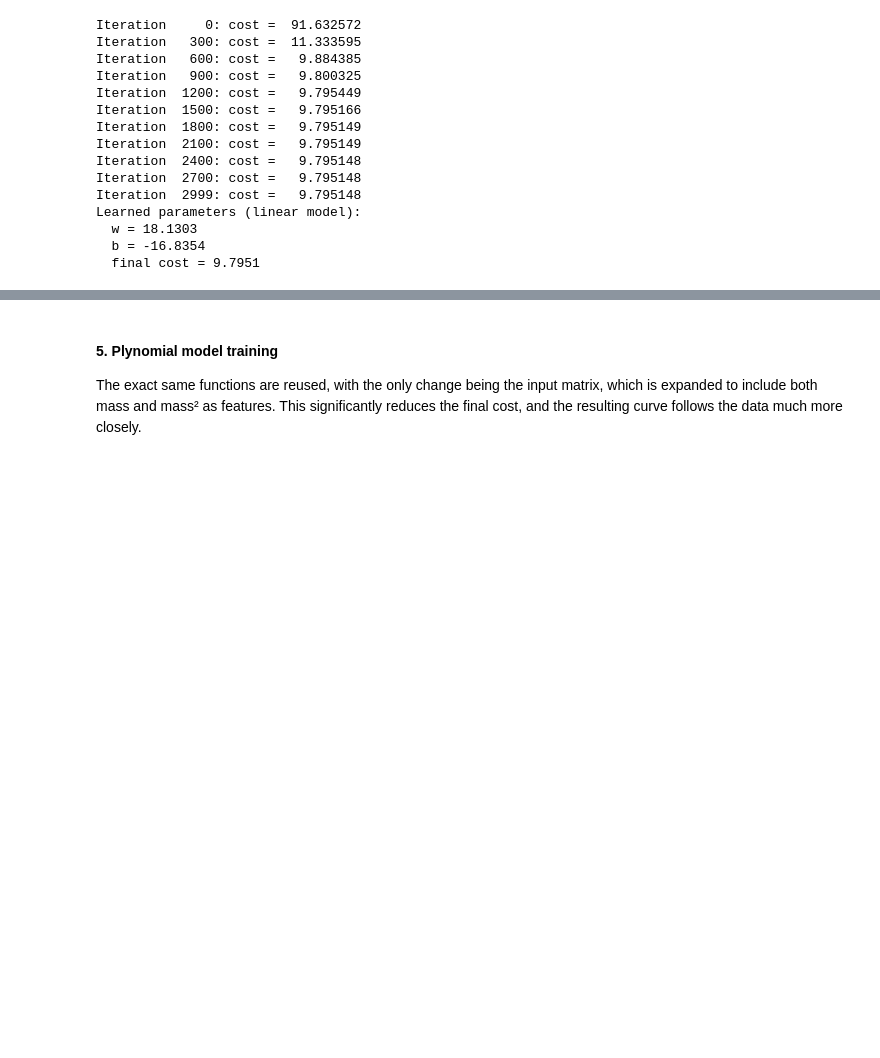
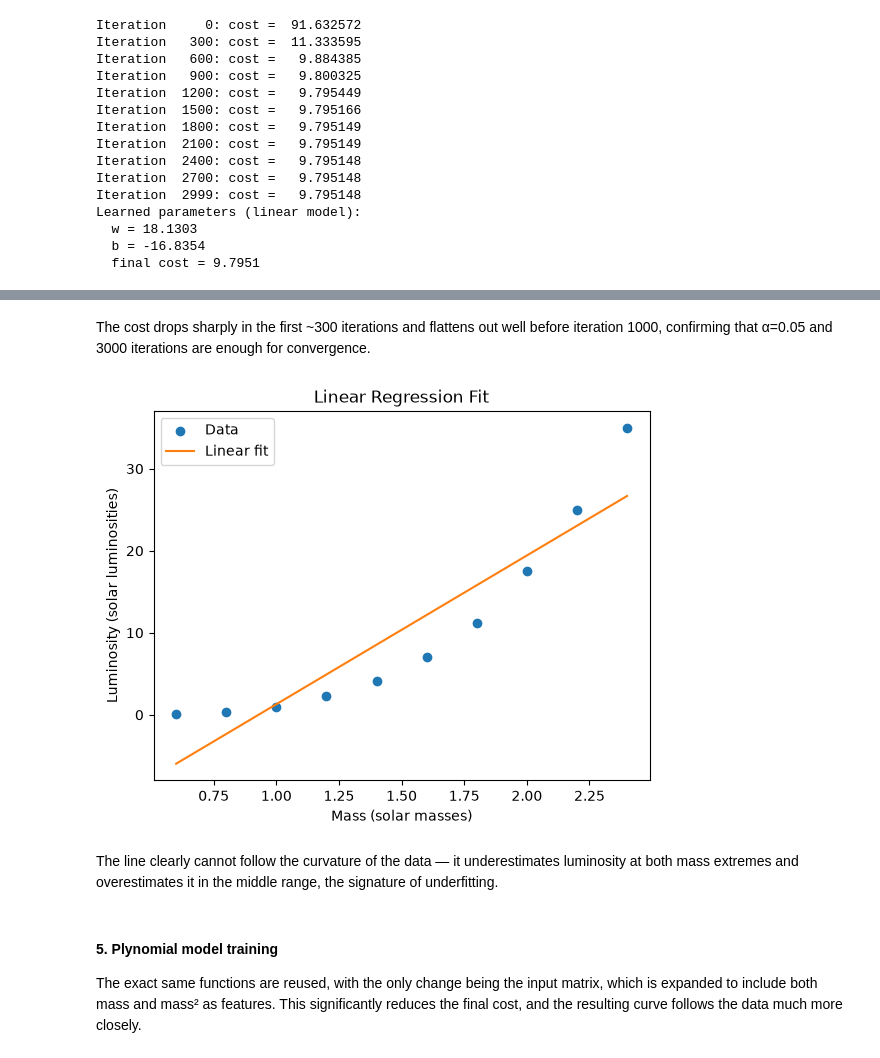
Before and after one commit to TDSE-Ramirez-Uruena/TDSE-LAB-1, a Jupyter notebook: Documents/TDSE W1 - Stellar Luminosity/stellar_luminosity_hands_on.ipynb, the cells around one changed output, grey strips where cells are left out. Drawn from its saved outputs; the diff is of its cells as text; code cells hidden in the pictures; blank space fills up the shorter version.

```diff
--- a/Documents/TDSE W1 - Stellar Luminosity/stellar_luminosity_hands_on.ipynb
+++ b/Documents/TDSE W1 - Stellar Luminosity/stellar_luminosity_hands_on.ipynb
@@ -157,3 +167,19 @@ Learned parameters (linear model):
+# %% [markdown]
+The cost drops sharply in the first ~300 iterations and flattens out well before iteration 1000, confirming that α=0.05 and 3000 iterations are enough for convergence.
+# %%
+plt.figure()
+plt.scatter(mass, luminosity, label="Data")
+mass_grid = np.linspace(mass.min(), mass.max(), 200).reshape(-1, 1)
+plt.plot(mass_grid, predict(mass_grid, w_linear, b_linear), label="Linear fit", color="C1")
+plt.xlabel("Mass (solar masses)")
+plt.ylabel("Luminosity (solar luminosities)")
+plt.title("Linear Regression Fit")
+plt.legend()
+plt.show()
+# %% [output]
+[figure, added]
+# %% [markdown]
+The line clearly cannot follow the curvature of the data — it underestimates luminosity at both mass extremes and overestimates it in the middle range, the signature of underfitting.
 # %% [markdown]
 #### 5. Plynomial model training
 
```
Also changed, not shown: parts of 9 cells of this notebook.
